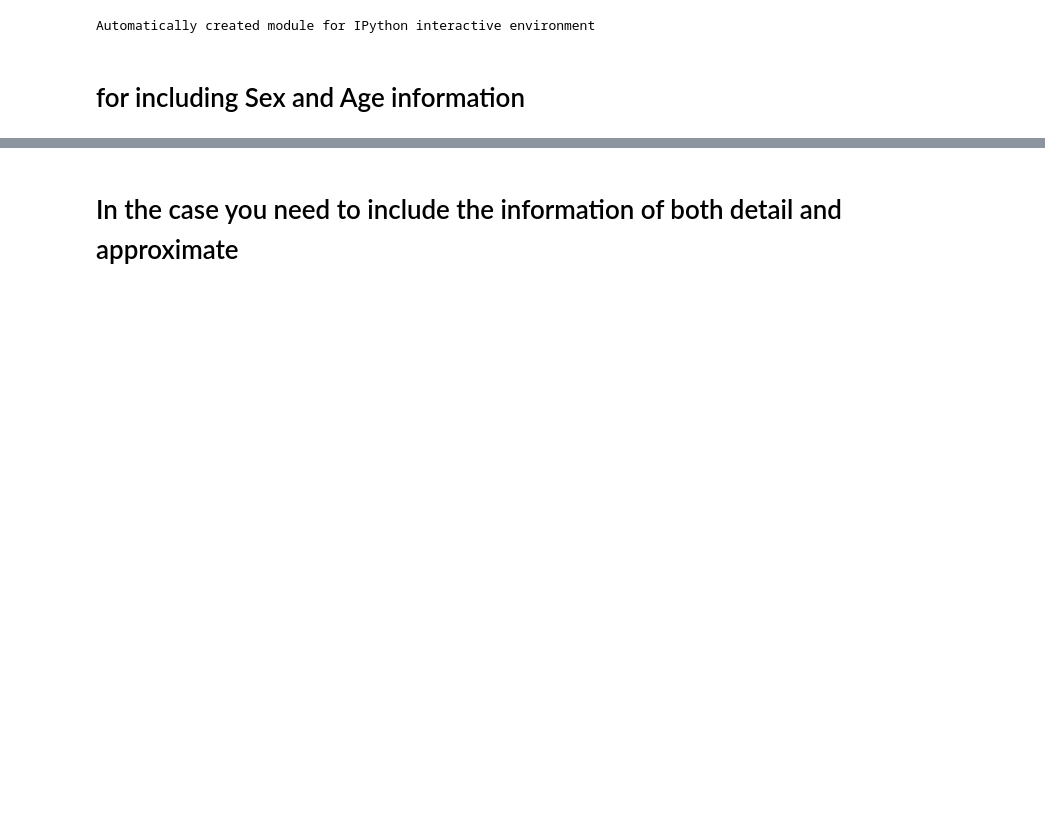
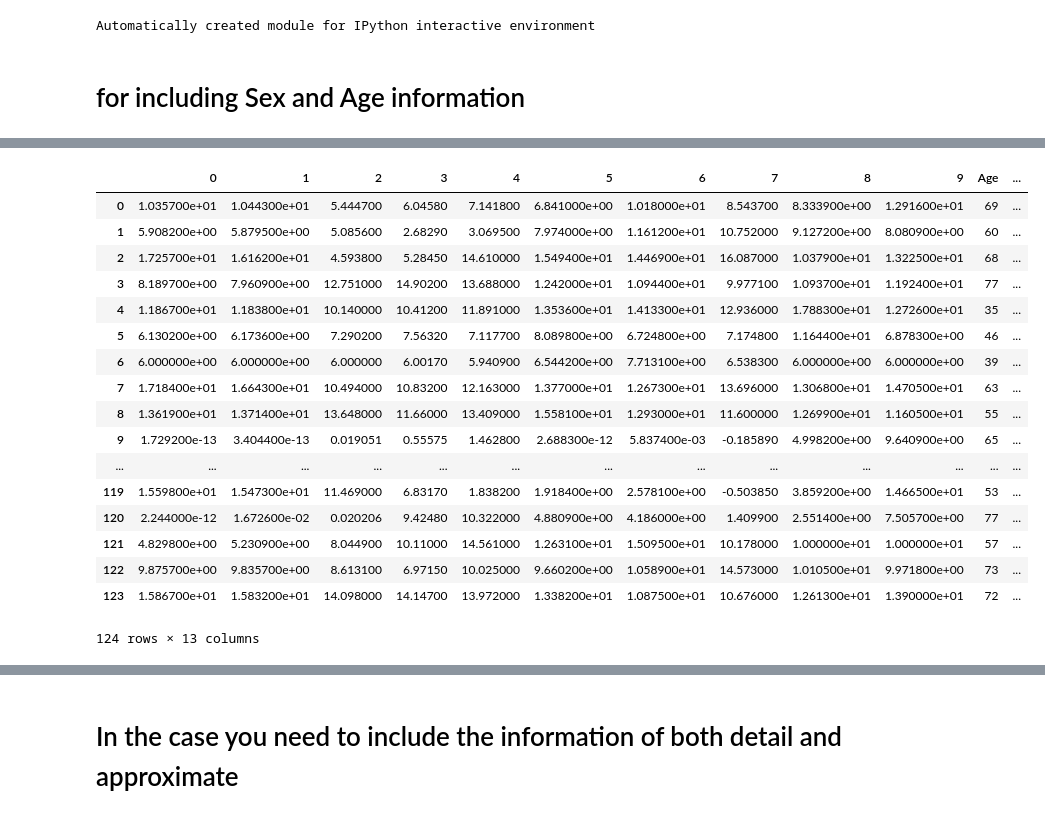
Before and after one commit to rahelehbaharloo/Work, a Jupyter notebook: TEMPOS.ipynb, the cells around one changed output, grey strips where cells are left out. Drawn from its saved outputs; the diff is of its cells as text; code cells hidden in the pictures; blank space fills up the shorter version.

```diff
--- a/TEMPOS.ipynb
+++ b/TEMPOS.ipynb
@@ -35,10 +35,14 @@ Automatically created module for IPython interactive environment
 # %% [markdown]
 # for including Sex and Age information
 # %%
-data0=pd.read_csv("Demo.csv",header=None, index_col=None)
-data0.columns = ["Sex", "Age"]
+#data0=pd.read_csv("Demo_Label1_1Day.csv",header=None, index_col=None)
+#data0.columns = [ "Age","Sex","Label"]
+data0=pd.read_csv("Demo_Label1_1Day_Someothervalues.csv",header=None, index_col=None)
+data0.columns = [ "Age","Sex","Label"]
 # %%
-data=pd.read_csv("cA2.csv",header=None, index_col=None)
-data=data.transpose()
-X=data.loc[:,0:9]
-y=data.loc[:,10]
+#data1=pd.read_csv("cA2__1Day_Label1.csv",header=None, index_col=None)
+#data=data.transpose()
+#X0=data.loc[:,0:9]
+data1=pd.read_csv("cA2__1Day_Label1_Someothervalues.csv",header=None, index_col=None)
+data1=data1.transpose()
+#X0=data.loc[:,0:9]
@@ -45,3 +70,24 @@ y=data.loc[:,10]
 # %%
-X=[X0,data0]
-X=pd.concat(X,axis=1)
+data=[data1,data0]
+data=pd.concat(data,axis=1)
+# %%
+data
+# %% [output]
+|  | 0 | 1 | 2 | 3 | 4 | 5 | 6 | 7 | 8 | 9 | Age | ... |
+| 0 | 1.035700e+01 | 1.044300e+01 | 5.444700 | 6.04580 | 7.141800 | 6.841000e+00 | 1.018000e+01 | 8.543700 | 8.333900e+00 | 1.291600e+01 | 69 | ... |
+| 1 | 5.908200e+00 | 5.879500e+00 | 5.085600 | 2.68290 | 3.069500 | 7.974000e+00 | 1.161200e+01 | 10.752000 | 9.127200e+00 | 8.080900e+00 | 60 | ... |
+| 2 | 1.725700e+01 | 1.616200e+01 | 4.593800 | 5.28450 | 14.610000 | 1.549400e+01 | 1.446900e+01 | 16.087000 | 1.037900e+01 | 1.322500e+01 | 68 | ... |
+| 3 | 8.189700e+00 | 7.960900e+00 | 12.751000 | 14.90200 | 13.688000 | 1.242000e+01 | 1.094400e+01 | 9.977100 | 1.093700e+01 | 1.192400e+01 | 77 | ... |
+| 4 | 1.186700e+01 | 1.183800e+01 | 10.140000 | 10.41200 | 11.891000 | 1.353600e+01 | 1.413300e+01 | 12.936000 | 1.788300e+01 | 1.272600e+01 | 35 | ... |
+| 5 | 6.130200e+00 | 6.173600e+00 | 7.290200 | 7.56320 | 7.117700 | 8.089800e+00 | 6.724800e+00 | 7.174800 | 1.164400e+01 | 6.878300e+00 | 46 | ... |
+| 6 | 6.000000e+00 | 6.000000e+00 | 6.000000 | 6.00170 | 5.940900 | 6.544200e+00 | 7.713100e+00 | 6.538300 | 6.000000e+00 | 6.000000e+00 | 39 | ... |
+| 7 | 1.718400e+01 | 1.664300e+01 | 10.494000 | 10.83200 | 12.163000 | 1.377000e+01 | 1.267300e+01 | 13.696000 | 1.306800e+01 | 1.470500e+01 | 63 | ... |
+| 8 | 1.361900e+01 | 1.371400e+01 | 13.648000 | 11.66000 | 13.409000 | 1.558100e+01 | 1.293000e+01 | 11.600000 | 1.269900e+01 | 1.160500e+01 | 55 | ... |
+| 9 | 1.729200e-13 | 3.404400e-13 | 0.019051 | 0.55575 | 1.462800 | 2.688300e-12 | 5.837400e-03 | -0.185890 | 4.998200e+00 | 9.640900e+00 | 65 | ... |
+| ... | ... | ... | ... | ... | ... | ... | ... | ... | ... | ... | ... | ... |
+| 119 | 1.559800e+01 | 1.547300e+01 | 11.469000 | 6.83170 | 1.838200 | 1.918400e+00 | 2.578100e+00 | -0.503850 | 3.859200e+00 | 1.466500e+01 | 53 | ... |
+| 120 | 2.244000e-12 | 1.672600e-02 | 0.020206 | 9.42480 | 10.322000 | 4.880900e+00 | 4.186000e+00 | 1.409900 | 2.551400e+00 | 7.505700e+00 | 77 | ... |
+| 121 | 4.829800e+00 | 5.230900e+00 | 8.044900 | 10.11000 | 14.561000 | 1.263100e+01 | 1.509500e+01 | 10.178000 | 1.000000e+01 | 1.000000e+01 | 57 | ... |
+| 122 | 9.875700e+00 | 9.835700e+00 | 8.613100 | 6.97150 | 10.025000 | 9.660200e+00 | 1.058900e+01 | 14.573000 | 1.010500e+01 | 9.971800e+00 | 73 | ... |
+| 123 | 1.586700e+01 | 1.583200e+01 | 14.098000 | 14.14700 | 13.972000 | 1.338200e+01 | 1.087500e+01 | 10.676000 | 1.261300e+01 | 1.390000e+01 | 72 | ... |
+124 rows × 13 columns
```
Also changed, not shown: parts of 20 cells of this notebook.
